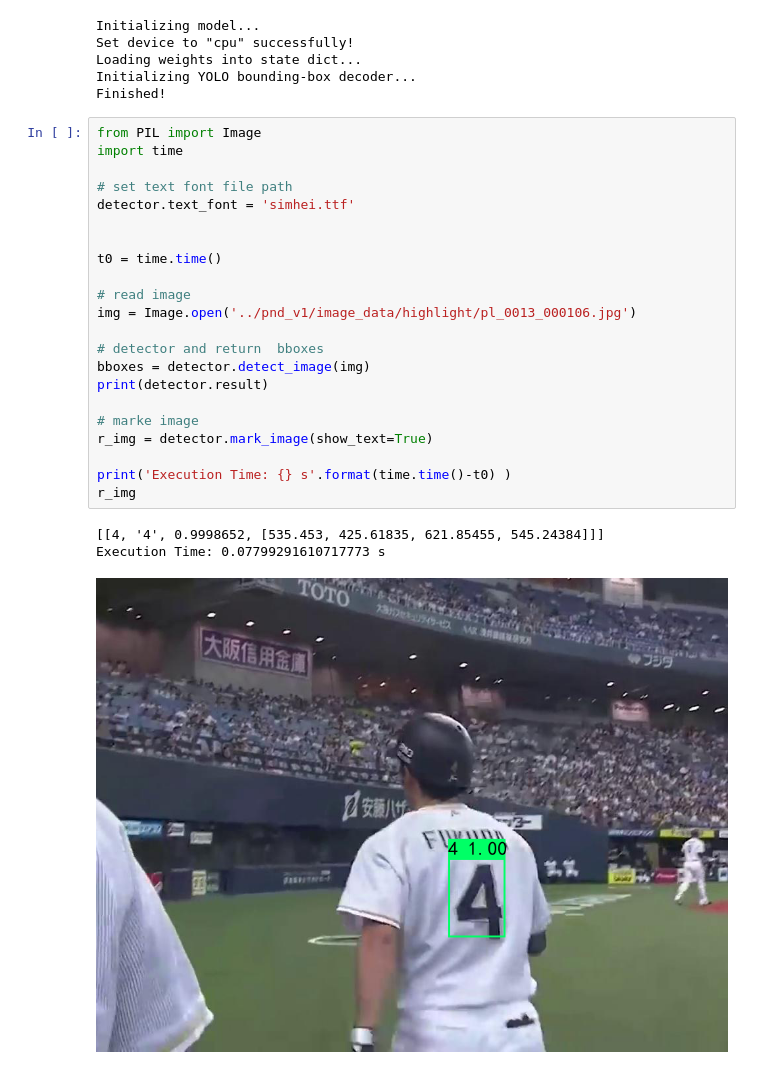
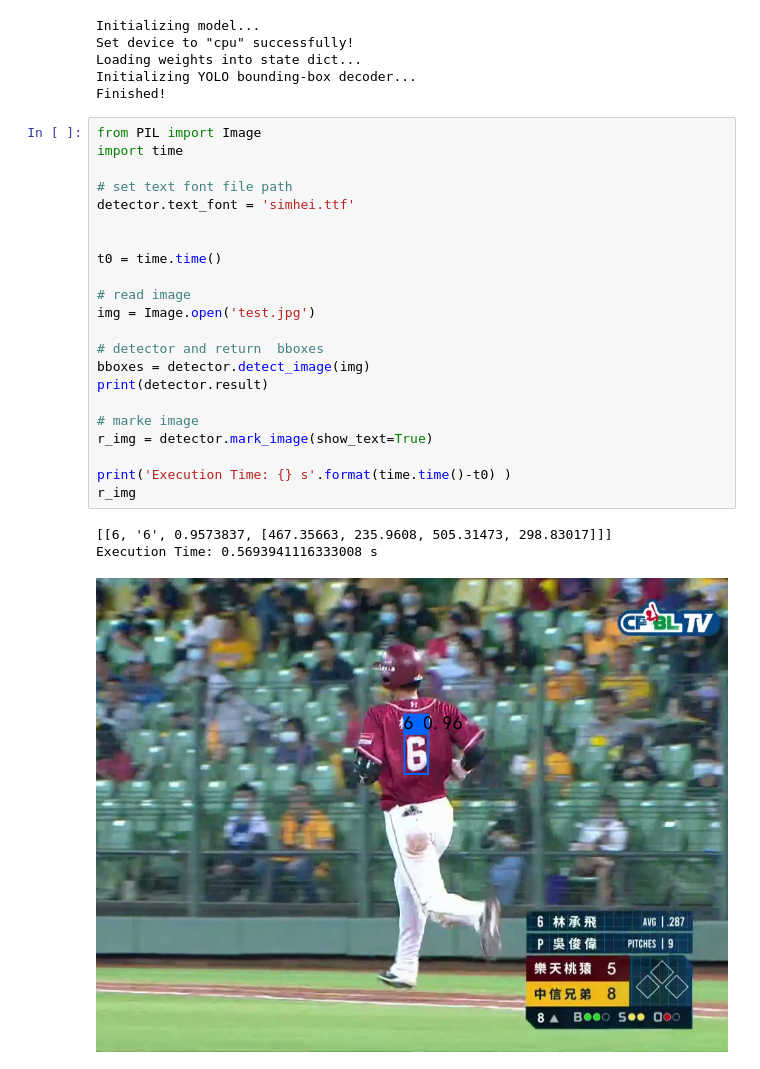
Before and after one commit to panghanwu/JND_project, a Jupyter notebook: playground.ipynb, the cells around one changed output. Saved outputs shown, nothing was run; the diff lists cells and outputs as text.

```diff
--- a/playground.ipynb
+++ b/playground.ipynb
@@ -18,26 +18,26 @@ Finished!
 # %%
 from PIL import Image
 import time
 
 # set text font file path
 detector.text_font = 'simhei.ttf'
 
 
 t0 = time.time()
 
 # read image
-img = Image.open('../pnd_v1/image_data/highlight/pl_0013_000106.jpg')
+img = Image.open('test.jpg')
 
 # detector and return  bboxes
 bboxes = detector.detect_image(img)
 print(detector.result)
 
 # marke image
 r_img = detector.mark_image(show_text=True)
 
 print('Execution Time: {} s'.format(time.time()-t0) )
 r_img
 # %% [output]
-[[4, '4', 0.9998652, [535.453, 425.61835, 621.85455, 545.24384]]]
-Execution Time: 0.07799291610717773 s
+[[6, '6', 0.9573837, [467.35663, 235.9608, 505.31473, 298.83017]]]
+Execution Time: 0.5693941116333008 s
-[figure, old version]
+[figure, new version]
```
